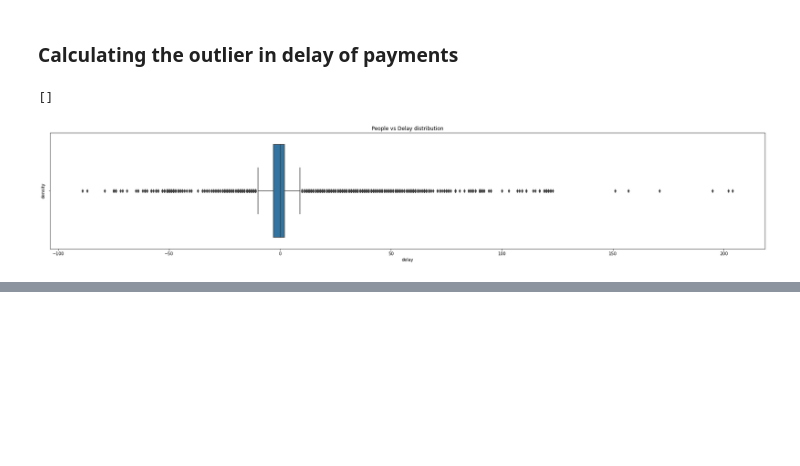
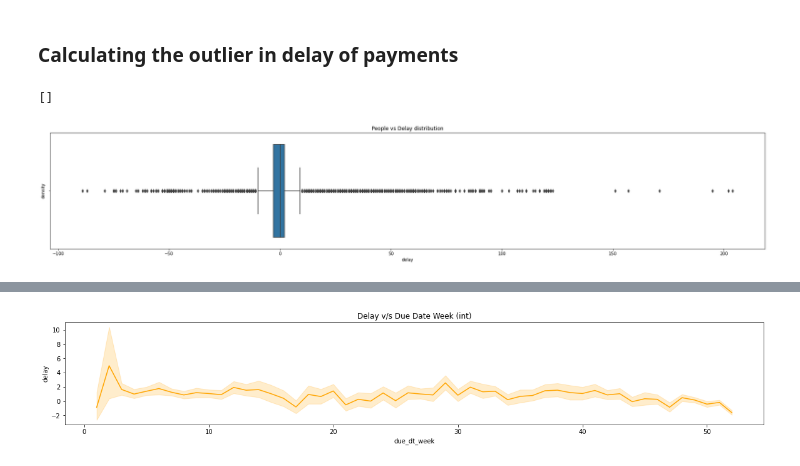
Before and after one commit to nooobcoder/HighRadiusTraining, a Jupyter notebook: project1/final.ipynb, the cells around one changed output, grey strips where cells are left out. Cells and saved outputs as stored; diff of their text form; code cells hidden in the pictures; blank space fills up the shorter version.

```diff
--- a/project1/final.ipynb
+++ b/project1/final.ipynb
@@ -479,0 +688,15 @@ plt.show()
+# %%
+column_names = ['doc_id', 'invoice_id']
+
+X_train.drop(column_names, axis=1, inplace=True)
+X_test1.drop(column_names, axis=1, inplace=True)
+X_validate.drop(column_names, axis=1, inplace=True)
+null_clear_dates.drop(column_names, axis=1, inplace=True)
+# %%
+# Making features from due_date
+X_train["due_dt_week"] = pd.to_datetime(X_train["due_in_date"]).dt.isocalendar().week  # Getting the week
+X_train["due_dt_mon"] = pd.to_datetime(X_train["due_in_date"]).dt.month
+X_train["due_dt_day_of_week"] = pd.to_datetime(
+    X_train["due_in_date"]
+).dt.dayofweek
+X_train["due_dt_day"] = pd.to_datetime(X_train["due_in_date"]).dt.day
@@ -479,0 +735,8 @@ plt.show()
+# %%
+plt.figure(figsize=(20, 3))
+plt.title("Delay v/s Due Date Week (int)")
+sns.lineplot(x=X_train["due_dt_week"], y=X_train["delay"], color='orange')
+
+plt.show()
+# %% [output]
+[figure, added]
```
Also changed, not shown: parts of 78 cells of this notebook.
